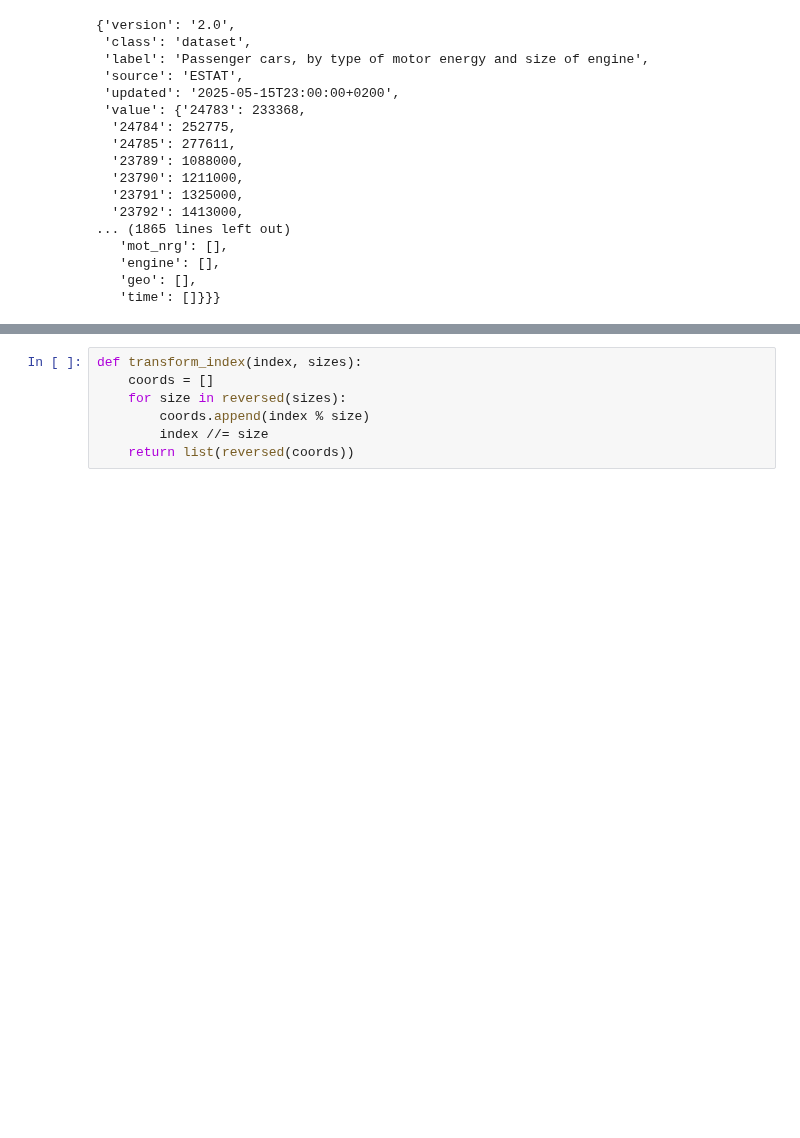
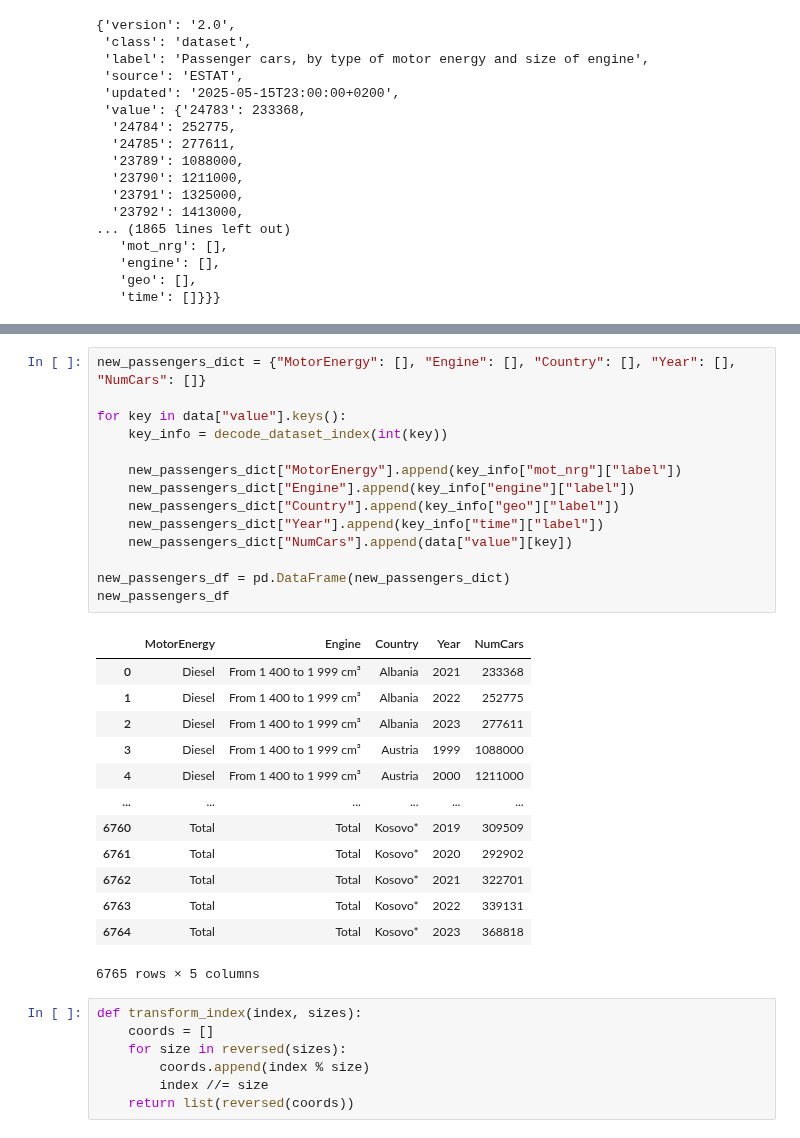
Before and after one commit to swbehan/RoadQualityWork, a Jupyter notebook: datasets/preprocessed-datasets/passenger_cars.ipynb, the cells around one changed output, grey strips where cells are left out. Saved outputs shown, nothing was run; the diff lists cells and outputs as text; blank space fills up the shorter version.

```diff
--- a/datasets/preprocessed-datasets/passenger_cars.ipynb
+++ b/datasets/preprocessed-datasets/passenger_cars.ipynb
@@ -35,3 +101,31 @@ data
+# %%
+new_passengers_dict = {"MotorEnergy": [], "Engine": [], "Country": [], "Year": [], "NumCars": []}
+
+for key in data["value"].keys():
+    key_info = decode_dataset_index(int(key))
+
+    new_passengers_dict["MotorEnergy"].append(key_info["mot_nrg"]["label"])
+    new_passengers_dict["Engine"].append(key_info["engine"]["label"])
+    new_passengers_dict["Country"].append(key_info["geo"]["label"])
+    new_passengers_dict["Year"].append(key_info["time"]["label"])
+    new_passengers_dict["NumCars"].append(data["value"][key])
+
+new_passengers_df = pd.DataFrame(new_passengers_dict)
+new_passengers_df
+# %% [output]
+|  | MotorEnergy | Engine | Country | Year | NumCars |
+| 0 | Diesel | From 1 400 to 1 999 cm³ | Albania | 2021 | 233368 |
+| 1 | Diesel | From 1 400 to 1 999 cm³ | Albania | 2022 | 252775 |
+| 2 | Diesel | From 1 400 to 1 999 cm³ | Albania | 2023 | 277611 |
+| 3 | Diesel | From 1 400 to 1 999 cm³ | Austria | 1999 | 1088000 |
+| 4 | Diesel | From 1 400 to 1 999 cm³ | Austria | 2000 | 1211000 |
+| ... | ... | ... | ... | ... | ... |
+| 6760 | Total | Total | Kosovo* | 2019 | 309509 |
+| 6761 | Total | Total | Kosovo* | 2020 | 292902 |
+| 6762 | Total | Total | Kosovo* | 2021 | 322701 |
+| 6763 | Total | Total | Kosovo* | 2022 | 339131 |
+| 6764 | Total | Total | Kosovo* | 2023 | 368818 |
+6765 rows × 5 columns
 # %%
 def transform_index(index, sizes):
     coords = []
```
Also changed, not shown: parts of 6 cells of this notebook, 1 other file.
